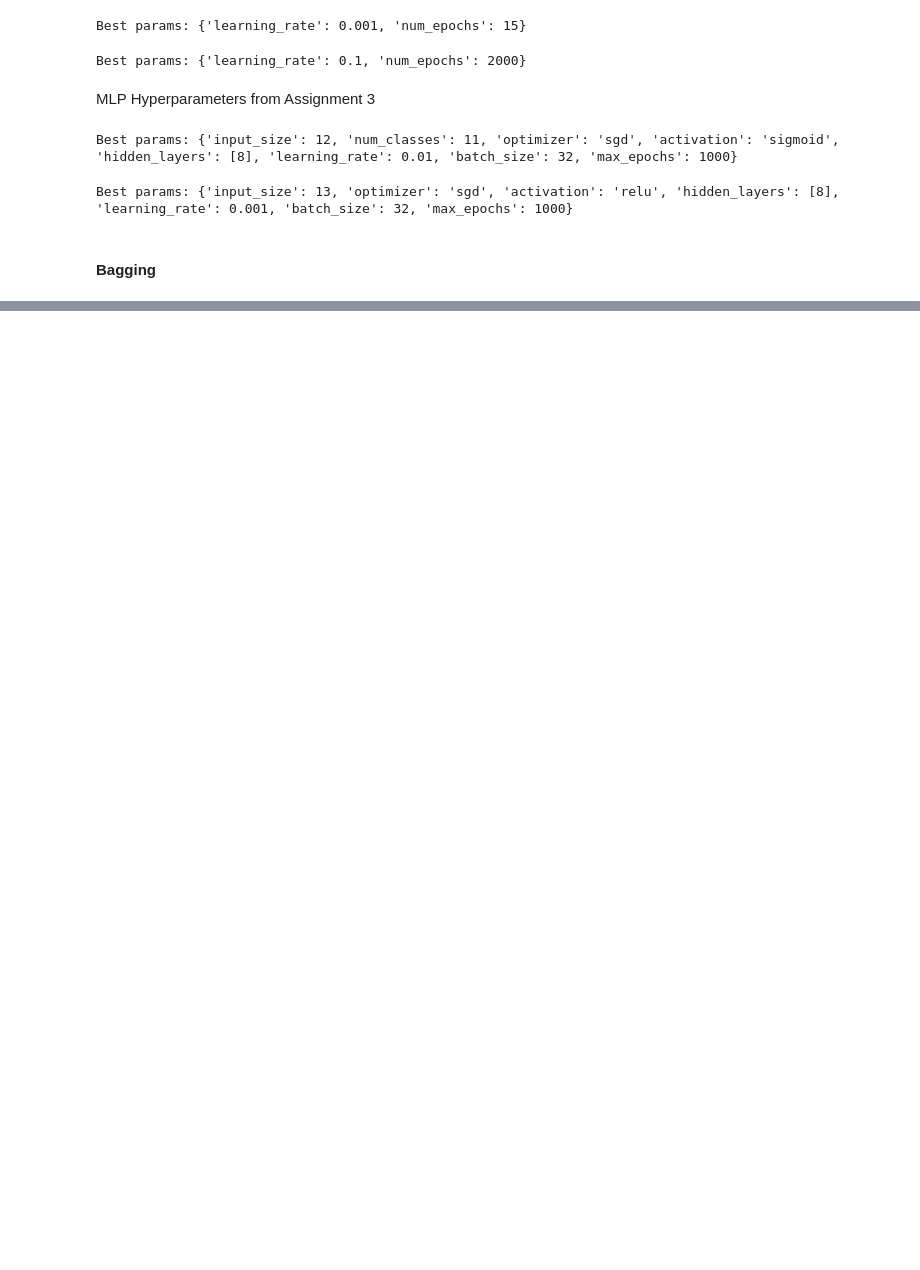
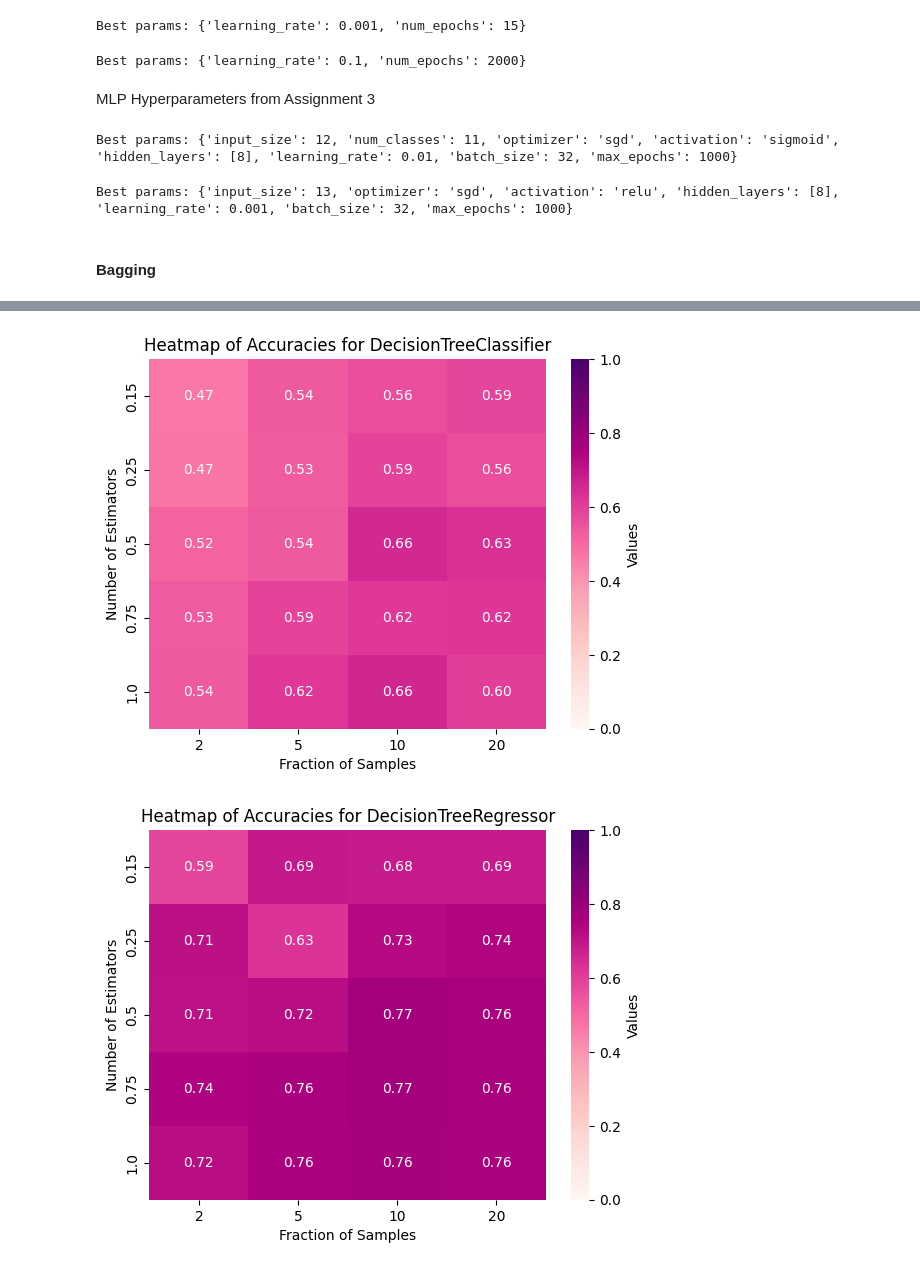
Before and after one commit to bhavberi/SMAI-Monsoon-23-24, a Jupyter notebook: 1.ipynb, the cells around one changed output, grey strips where cells are left out. Drawn from its saved outputs; the diff is of its cells as text; code cells hidden in the pictures; blank space fills up the shorter version.

Commit message:
Added Hyper-parameter tuning for bagging codes

```diff
--- a/1.ipynb
+++ b/1.ipynb
@@ -226,6 +228,9 @@ class MLP_Regression:
         mse, rmse, r_squared = self._calculate_cost(A, Y)
         return mse, rmse, r_squared
 
+    def fit(self, X, Y, X_validation=None, y_validation=None):
+        return self.train(X, Y, X_validation, y_validation)
+
     # Train the model
     def train(self, X, Y, X_validation=None, y_validation=None):
         num_samples = X.shape[0]
@@ -454,14 +459,20 @@ class MLP_Classifier:
         return cost
 
     # Predict
-    def predict(self, X):
+    def predict(self, X, return_prob=False):
         A, _ = self._forward_propagation(X)
 
         # Apply a softmax to get probabilities & then getting the h9ghest probability
-        A = np.exp(A) / np.sum(np.exp(A), axis=1, keepdims=True)
+        prob = np.exp(A) / np.sum(np.exp(A), axis=1, keepdims=True)
 
-        A = np.argmax(A,axis=1)
+        A = np.argmax(prob,axis=1)
+
+        if return_prob:
+            return A, np.max(prob, axis=1)
         return A
+
+    def fit(self, X, Y, X_validation=None, y_validation=None):
+        return self.train(X, Y, X_validation, y_validation)
 
     # Train the model
     def train(self, X, Y, X_validation=None, y_validation=None):
@@ -582,9 +593,11 @@ class Logistic_Regression:
 
         return train_loss
 
-    def predict(self, X):
+    def predict(self, X, return_prob=False):
         y_predicted = self.softmax(np.dot(X, self.weights) + self.bias[np.newaxis, :])
         y_predicted_cls = np.argmax(y_predicted, axis=1)
+        if return_prob:
+            return y_predicted_cls, np.max(y_predicted, axis=1)
         return y_predicted_cls
 
     def accuracy(self, y_true, y_pred):
@@ -770,3 +877,11 @@ class Bagging:
+# %%
+def plotheatmap(accuracies, title):
+    df = pd.DataFrame(accuracies)
+    sns.heatmap(df, annot=True, cmap='RdPu', fmt='.2f', cbar_kws={'label': 'Values'}, vmin=0.0, vmax=1.0)
+    plt.xlabel('Fraction of Samples')
+    plt.ylabel('Number of Estimators')
+    plt.title(f'Heatmap of Accuracies for {title}')
+    plt.show()
 # %% [markdown]
 ### Main Code
 # %% [markdown]
@@ -934,0 +1143,11 @@ TypeError: Logistic_Regression.fit() missing 2 required positional arguments: 'X
+# %%
+plotheatmap(accuracies_bagging_dt_classifier, 'DecisionTreeClassifier')
+plotheatmap(accuracies_bagging_dt_regressor, 'DecisionTreeRegressor')
+plotheatmap(accuracies_bagging_logreg, 'LogisticRegression')
+plotheatmap(accuracies_bagging_linreg, 'LinearRegression')
+if mlp:
+    plotheatmap(accuracies_bagging_mlp_classifier, 'MLPClassifier')
+    plotheatmap(accuracies_bagging_mlp_regressor, 'MLPRegressor')
+# %% [output]
+[figure, added]
+[figure, added]
```
Also changed, not shown: parts of 13 cells of this notebook.
